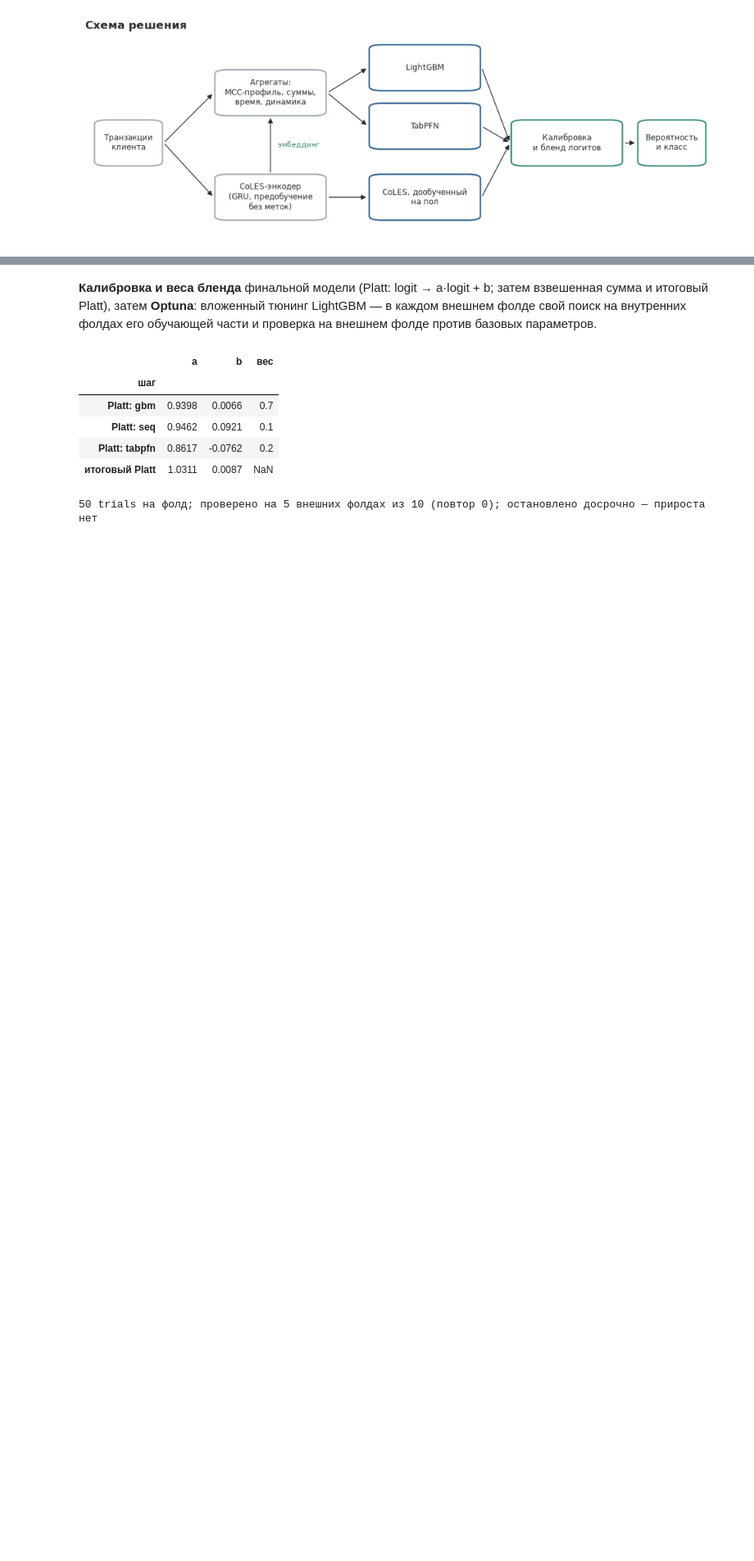
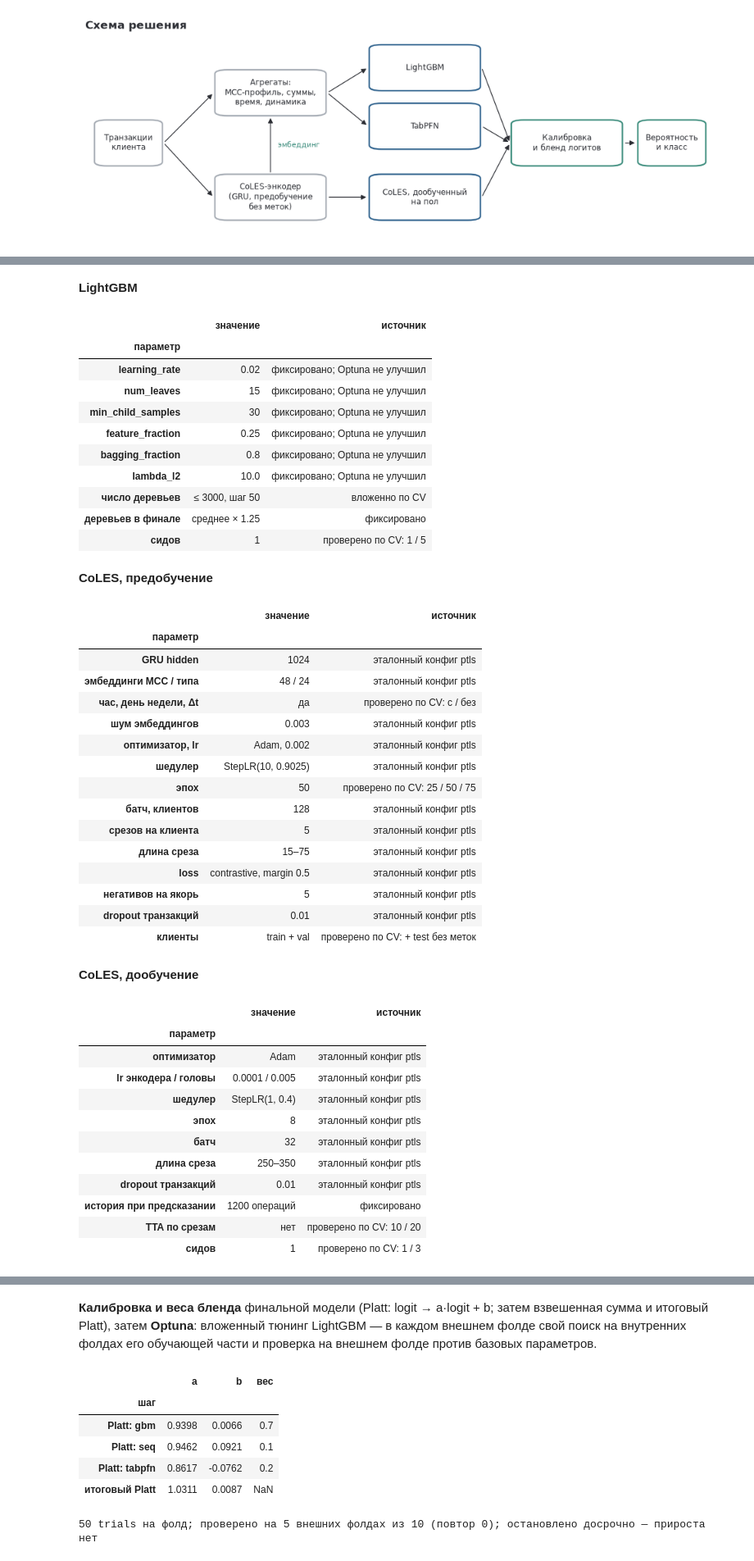
Before and after one commit to Eltralo/gender-prediction, a Jupyter notebook: notebooks/pred_gen_tr.ipynb, the cells around one changed output, grey strips where cells are left out. Shown at 82% size. Drawn from its saved outputs; the diff is of its cells as text; code cells hidden in the pictures; blank space fills up the shorter version.

```diff
--- a/notebooks/pred_gen_tr.ipynb
+++ b/notebooks/pred_gen_tr.ipynb
@@ -342,0 +360,48 @@ with pd.option_context("display.max_colwidth", None):
+# %%
+from IPython.display import Markdown
+
+for name, table in cv.hyperparameter_tables(cfg).items():
+    display(Markdown(f"**{name}**"), table)
+# %% [output]
+**LightGBM**
+|  | значение | источник |
+| параметр |  |  |
+| learning_rate | 0.02 | фиксировано; Optuna не улучшил |
+| num_leaves | 15 | фиксировано; Optuna не улучшил |
+| min_child_samples | 30 | фиксировано; Optuna не улучшил |
+| feature_fraction | 0.25 | фиксировано; Optuna не улучшил |
+| bagging_fraction | 0.8 | фиксировано; Optuna не улучшил |
+| lambda_l2 | 10.0 | фиксировано; Optuna не улучшил |
+| число деревьев | ≤ 3000, шаг 50 | вложенно по CV |
+| деревьев в финале | среднее × 1.25 | фиксировано |
+| сидов | 1 | проверено по CV: 1 / 5 |
+**CoLES, предобучение**
+|  | значение | источник |
+| параметр |  |  |
+| GRU hidden | 1024 | эталонный конфиг ptls |
+| эмбеддинги MCC / типа | 48 / 24 | эталонный конфиг ptls |
+| час, день недели, Δt | да | проверено по CV: с / без |
+| шум эмбеддингов | 0.003 | эталонный конфиг ptls |
+| оптимизатор, lr | Adam, 0.002 | эталонный конфиг ptls |
+| шедулер | StepLR(10, 0.9025) | эталонный конфиг ptls |
+| эпох | 50 | проверено по CV: 25 / 50 / 75 |
+| батч, клиентов | 128 | эталонный конфиг ptls |
+| срезов на клиента | 5 | эталонный конфиг ptls |
+| длина среза | 15–75 | эталонный конфиг ptls |
+| loss | contrastive, margin 0.5 | эталонный конфиг ptls |
+| негативов на якорь | 5 | эталонный конфиг ptls |
+| dropout транзакций | 0.01 | эталонный конфиг ptls |
+| клиенты | train + val | проверено по CV: + test без меток |
+**CoLES, дообучение**
+|  | значение | источник |
+| параметр |  |  |
+| оптимизатор | Adam | эталонный конфиг ptls |
+| lr энкодера / головы | 0.0001 / 0.005 | эталонный конфиг ptls |
+| шедулер | StepLR(1, 0.4) | эталонный конфиг ptls |
+| эпох | 8 | эталонный конфиг ptls |
+| батч | 32 | эталонный конфиг ptls |
+| длина среза | 250–350 | эталонный конфиг ptls |
+| dropout транзакций | 0.01 | эталонный конфиг ptls |
+| история при предсказании | 1200 операций | фиксировано |
+| TTA по срезам | нет | проверено по CV: 10 / 20 |
+| сидов | 1 | проверено по CV: 1 / 3 |
```
Also changed, not shown: parts of 17 cells of this notebook, 2 other files.
